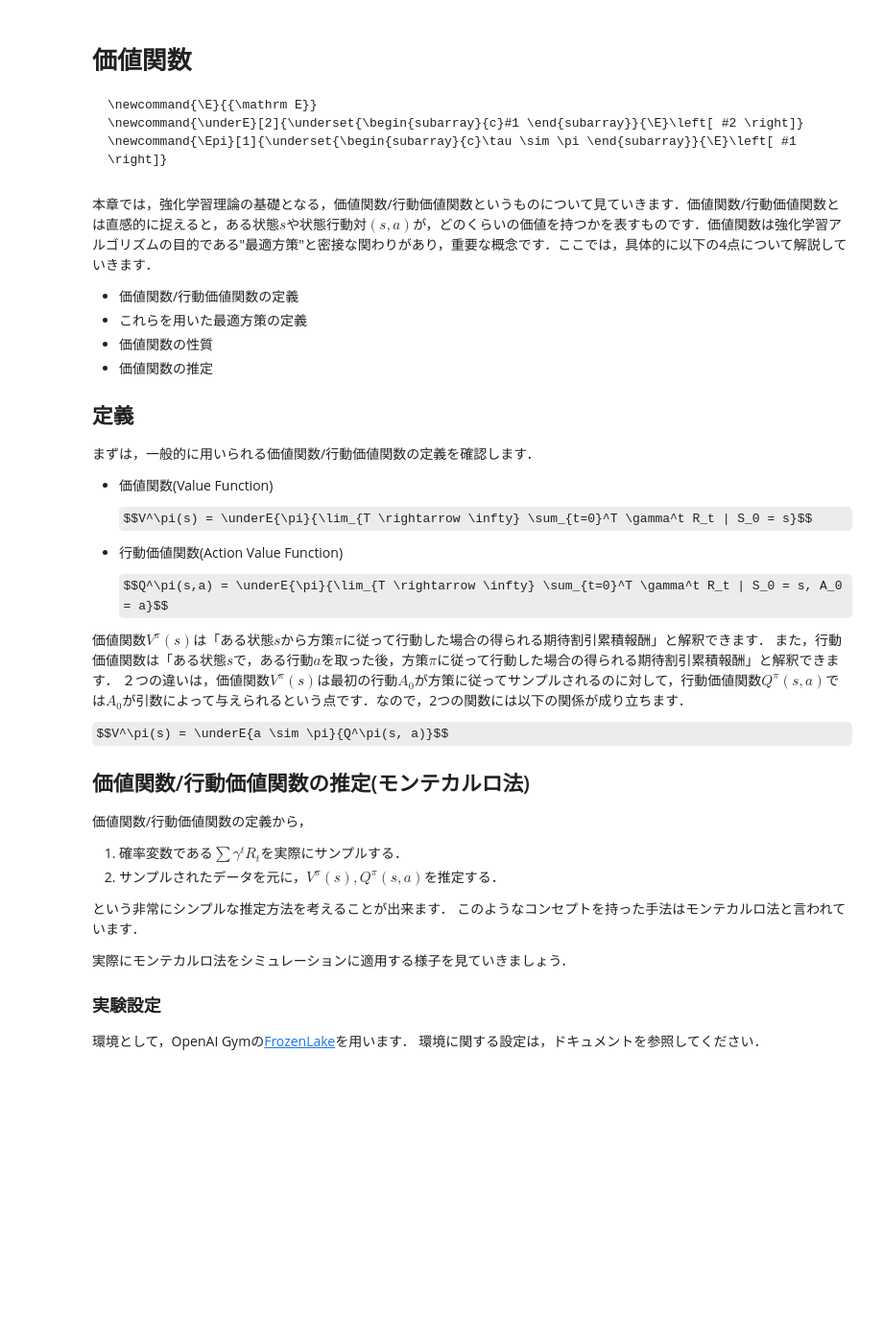
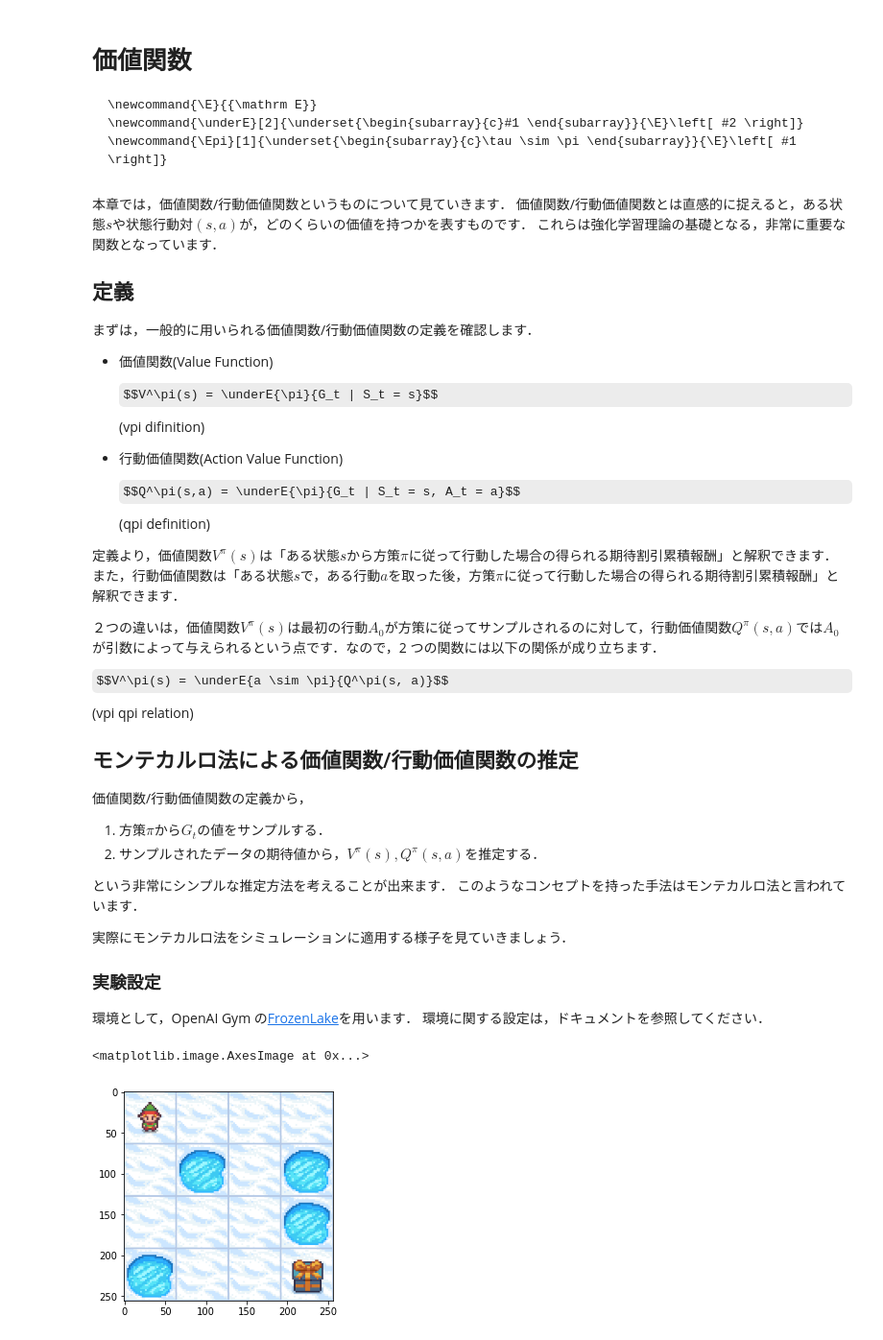
Before and after one commit to yhisaki/rl-semi, a Jupyter notebook: _sources/day1/02value_function.ipynb, the cells around one changed output. Shown at 96% size. Cells and saved outputs as stored; diff of their text form; code cells hidden in the pictures; some formulas as TeX source; blank space fills up the shorter version.

````diff
--- a/_sources/day1/02value_function.ipynb
+++ b/_sources/day1/02value_function.ipynb
@@ -7,12 +7,9 @@
 \newcommand{\Epi}[1]{\underset{\begin{subarray}{c}\tau \sim \pi \end{subarray}}{\E}\left[ #1 \right]}
 ```
 # %% [markdown]
-本章では，強化学習理論の基礎となる，価値関数/行動価値関数というものについて見ていきます．価値関数/行動価値関数とは直感的に捉えると，ある状態$s$や状態行動対$(s,a)$が，どのくらいの価値を持つかを表すものです．価値関数は強化学習アルゴリズムの目的である"最適方策"と密接な関わりがあり，重要な概念です．ここでは，具体的に以下の4点について解説していきます．
-
-- 価値関数/行動価値関数の定義
-- これらを用いた最適方策の定義
-- 価値関数の性質
-- 価値関数の推定
+本章では，価値関数/行動価値関数というものについて見ていきます．
+価値関数/行動価値関数とは直感的に捉えると，ある状態$s$や状態行動対$(s,a)$が，どのくらいの価値を持つかを表すものです．
+これらは強化学習理論の基礎となる，非常に重要な関数となっています．
 
 ## 定義
 
@@ -20,24 +17,25 @@
 
 - 価値関数(Value Function)
 
-  $$V^\pi(s) = \underE{\pi}{\lim_{T \rightarrow \infty} \sum_{t=0}^T \gamma^t R_t | S_0 = s}$$
+  $$V^\pi(s) = \underE{\pi}{G_t | S_t = s}$$ (vpi difinition)
 
 - 行動価値関数(Action Value Function)
 
-  $$Q^\pi(s,a) = \underE{\pi}{\lim_{T \rightarrow \infty} \sum_{t=0}^T \gamma^t R_t | S_0 = s, A_0 = a}$$
+  $$Q^\pi(s,a) = \underE{\pi}{G_t | S_t = s, A_t = a}$$ (qpi definition)
 
-価値関数$V^\pi(s)$は「ある状態$s$から方策$\pi$に従って行動した場合の得られる期待割引累積報酬」と解釈できます．
+定義より，価値関数$V^\pi(s)$は「ある状態$s$から方策$\pi$に従って行動した場合の得られる期待割引累積報酬」と解釈できます．
 また，行動価値関数は「ある状態$s$で，ある行動$a$を取った後，方策$\pi$に従って行動した場合の得られる期待割引累積報酬」と解釈できます．
-２つの違いは，価値関数$V^\pi(s)$は最初の行動$A_0$が方策に従ってサンプルされるのに対して，行動価値関数$Q^\pi(s,a)$では$A_0$が引数によって与えられるという点です．なので，2つの関数には以下の関係が成り立ちます．
 
-$$V^\pi(s) = \underE{a \sim \pi}{Q^\pi(s, a)}$$
+２つの違いは，価値関数$V^\pi(s)$は最初の行動$A_0$が方策に従ってサンプルされるのに対して，行動価値関数$Q^\pi(s,a)$では$A_0$が引数によって与えられるという点です．なので，2 つの関数には以下の関係が成り立ちます．
 
-## 価値関数/行動価値関数の推定(モンテカルロ法)
+$$V^\pi(s) = \underE{a \sim \pi}{Q^\pi(s, a)}$$ (vpi qpi relation)
+
+## モンテカルロ法による価値関数/行動価値関数の推定
 
 価値関数/行動価値関数の定義から，
 
-  1. 確率変数である$\sum \gamma^t R_t$を実際にサンプルする．
-  2. サンプルされたデータを元に，$V^\pi(s), Q^\pi(s, a)$を推定する．
+1. 方策$\pi$から$G_t$の値をサンプルする．
+2. サンプルされたデータの期待値から，$V^\pi(s), Q^\pi(s, a)$を推定する．
 
 という非常にシンプルな推定方法を考えることが出来ます．
 このようなコンセプトを持った手法はモンテカルロ法と言われています．
@@ -46,14 +44,22 @@ $$V^\pi(s) = \underE{a \sim \pi}{Q^\pi(s, a)}$$
 
 ### 実験設定
 
-環境として，OpenAI Gymの[FrozenLake](https://www.gymlibrary.ml/environments/toy_text/frozen_lake/)を用います．
+環境として，OpenAI Gym の[FrozenLake](https://www.gymlibrary.ml/environments/toy_text/frozen_lake/)を用います．
 環境に関する設定は，ドキュメントを参照してください．
 # %%
+%matplotlib inline
+import matplotlib.pyplot as plt
 import gym
 
 env = gym.make(
     "FrozenLake-v1",
     desc=["SFFF", "FHFH", "FFFH", "HFFG"],
     map_name="4x4",
     is_slippery=False,
 )
+
+env.reset()
+plt.imshow(env.render('rgb_array'))
+# %% [output]
+<matplotlib.image.AxesImage at 0x...>
+[figure, added]
````
Also changed, not shown: parts of 19 cells of this notebook, 13 other files.
